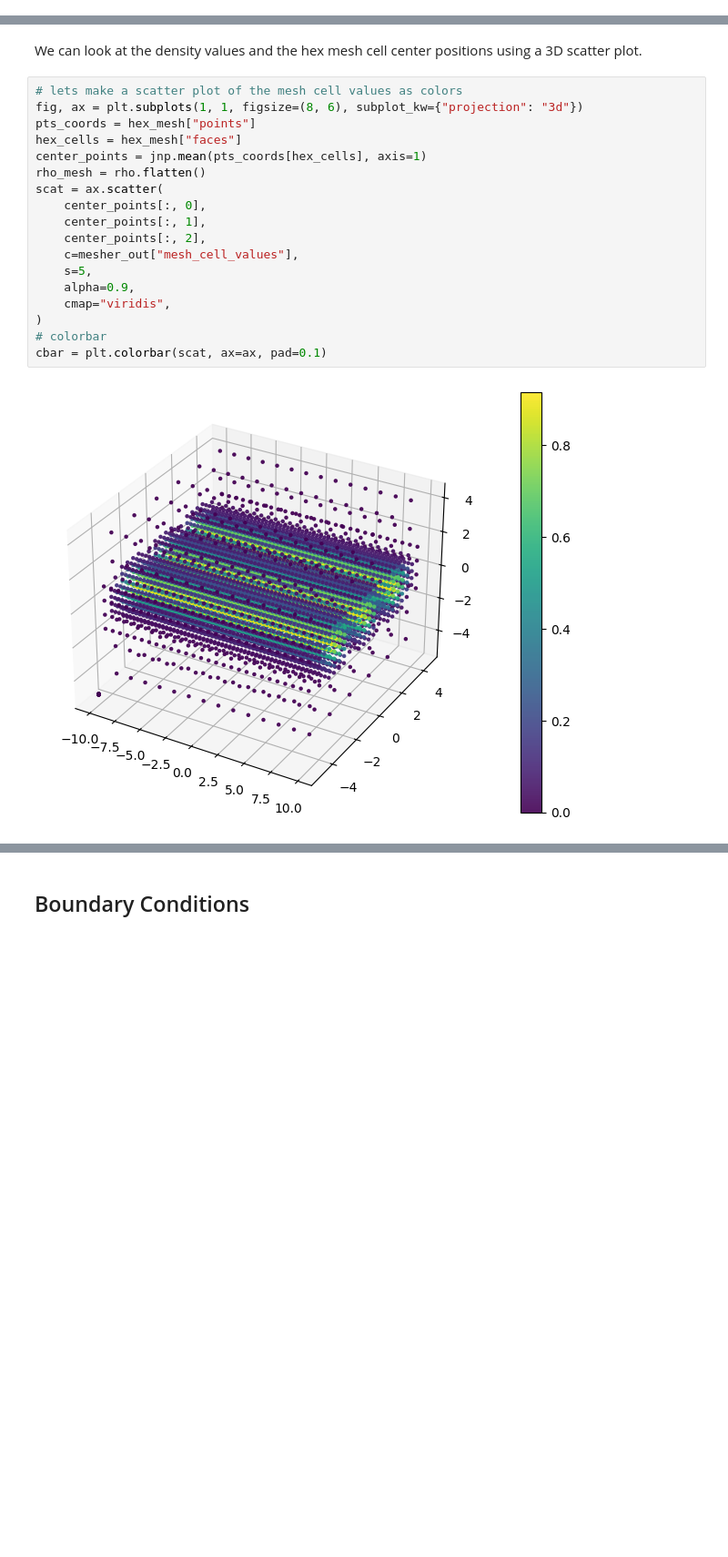
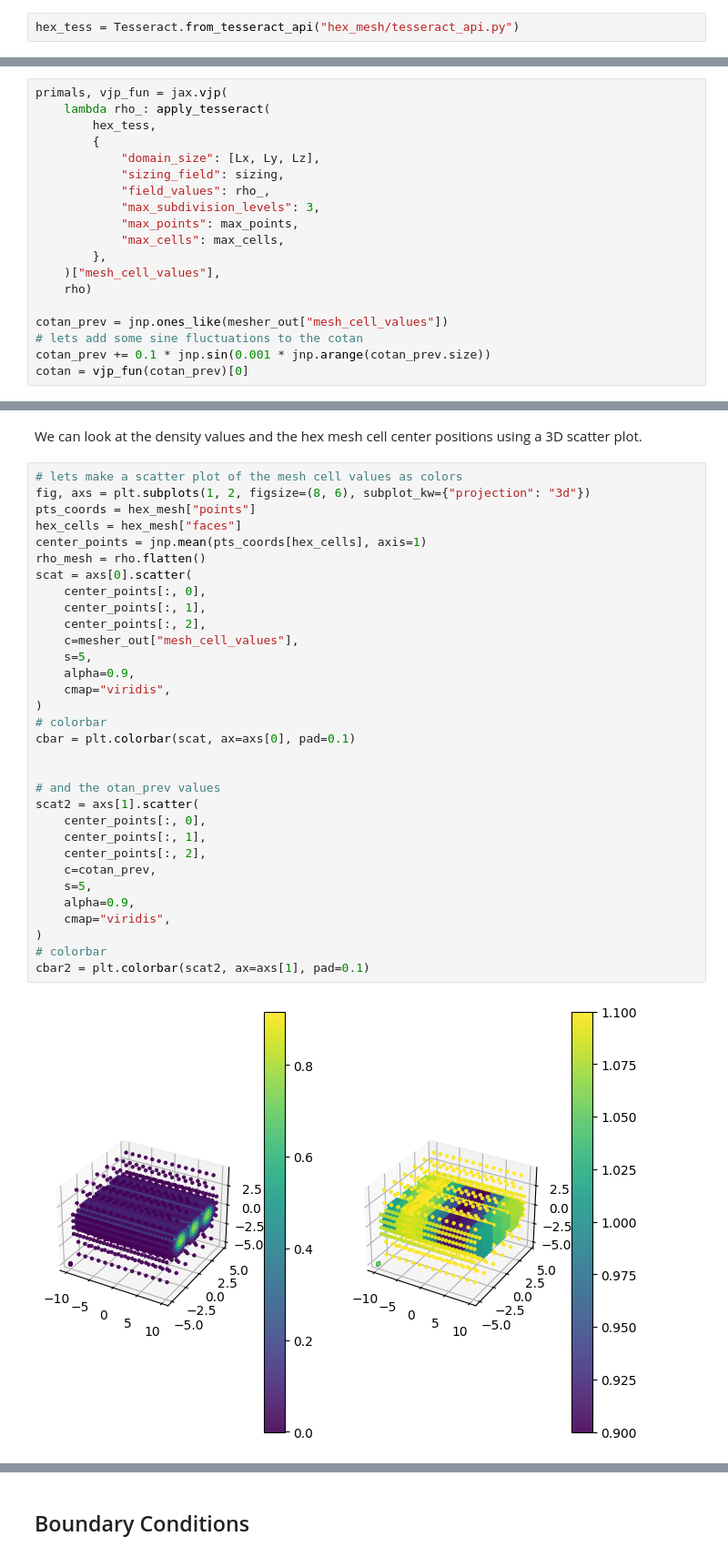
Before and after one commit to pasteurlabs/tesseract-core, a Jupyter notebook: demo/_showcase/ansys-shapeopt/optimization_os.ipynb, the cells around one changed output, grey strips where cells are left out. Shown at 91% size. Drawn from its saved outputs; the diff is of its cells as text; blank space fills up the shorter version.

```diff
--- a/demo/_showcase/ansys-shapeopt/optimization_os.ipynb
+++ b/demo/_showcase/ansys-shapeopt/optimization_os.ipynb
@@ -194,6 +254,8 @@ Sizing field min: 0.625, max: 2.5
 [figure]
 # %% [markdown]
 ## Adpative Hex Meshing Tesseract
+# %%
+hex_tess = Tesseract.from_tesseract_api("hex_mesh/tesseract_api.py")
 # %%
 max_points = 30000
 max_cells = 30000
@@ -223,3 +286,22 @@ print(mesher_out["mesh_cell_values"].shape)
 Mesh points: 10231, Mesh faces: 7952
 0.91622925
 (30000,)
+# %%
+primals, vjp_fun = jax.vjp(
+    lambda rho_: apply_tesseract(
+        hex_tess,
+        {
+            "domain_size": [Lx, Ly, Lz],
+            "sizing_field": sizing,
+            "field_values": rho_,
+            "max_subdivision_levels": 3,
+            "max_points": max_points,
+            "max_cells": max_cells,
+        },
+    )["mesh_cell_values"],
+    rho)
+
+cotan_prev = jnp.ones_like(mesher_out["mesh_cell_values"])
+# lets add some sine fluctuations to the cotan
+cotan_prev += 0.1 * jnp.sin(0.001 * jnp.arange(cotan_prev.size))
+cotan = vjp_fun(cotan_prev)[0]
@@ -227,21 +311,35 @@ Mesh points: 10231, Mesh faces: 7952
 We can look at the density values and the hex mesh cell center positions using a 3D scatter plot.
 # %%
 # lets make a scatter plot of the mesh cell values as colors
-fig, ax = plt.subplots(1, 1, figsize=(8, 6), subplot_kw={"projection": "3d"})
+fig, axs = plt.subplots(1, 2, figsize=(8, 6), subplot_kw={"projection": "3d"})
 pts_coords = hex_mesh["points"]
 hex_cells = hex_mesh["faces"]
 center_points = jnp.mean(pts_coords[hex_cells], axis=1)
 rho_mesh = rho.flatten()
-scat = ax.scatter(
+scat = axs[0].scatter(
     center_points[:, 0],
     center_points[:, 1],
     center_points[:, 2],
     c=mesher_out["mesh_cell_values"],
     s=5,
     alpha=0.9,
     cmap="viridis",
 )
 # colorbar
-cbar = plt.colorbar(scat, ax=ax, pad=0.1)
+cbar = plt.colorbar(scat, ax=axs[0], pad=0.1)
+
+
+# and the otan_prev values
+scat2 = axs[1].scatter(
+    center_points[:, 0],
+    center_points[:, 1],
+    center_points[:, 2],
+    c=cotan_prev,
+    s=5,
+    alpha=0.9,
+    cmap="viridis",
+)
+# colorbar
+cbar2 = plt.colorbar(scat2, ax=axs[1], pad=0.1)
 # %% [output]
-[figure, old version]
+[figure, new version]
```
Also changed, not shown: parts of 15 cells of this notebook, 1 other file.
